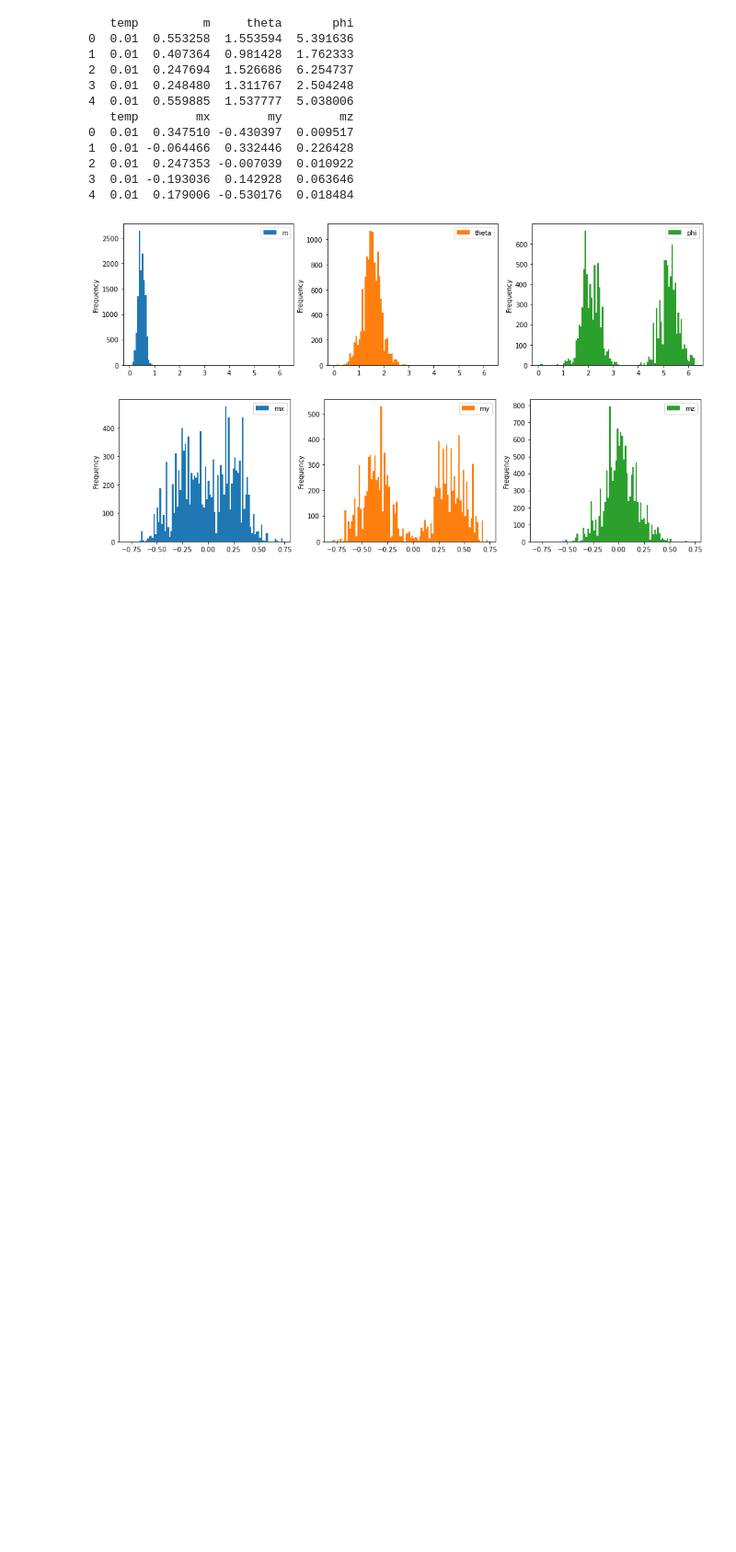
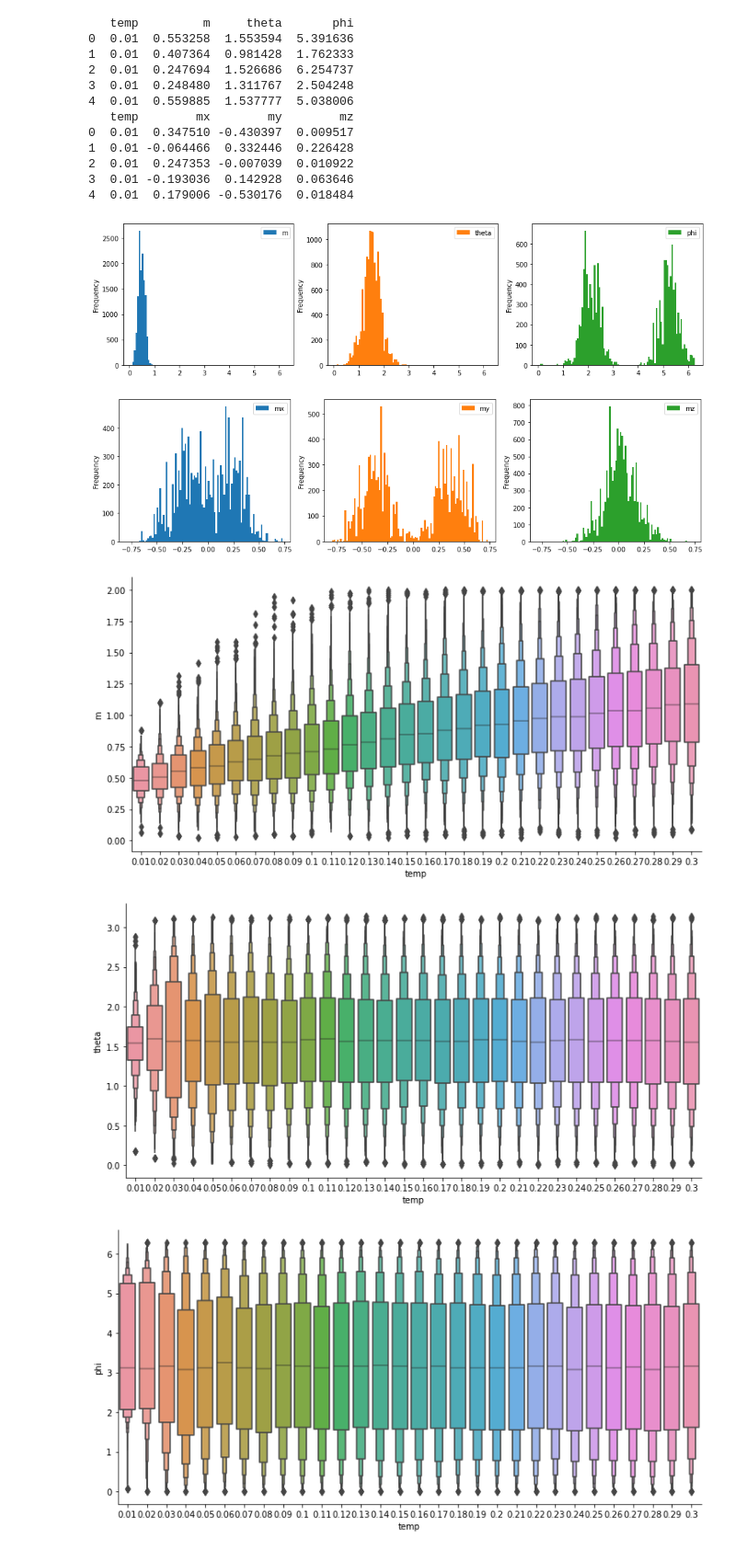
Before and after one commit to Shashi1a/tca_ptca, a Jupyter notebook: spinspincorr.ipynb, the cells around one changed output. Shown at 92% size. Saved outputs shown, nothing was run; the diff lists cells and outputs as text; code cells hidden in the pictures; blank space fills up the shorter version.

```diff
--- a/spinspincorr.ipynb
+++ b/spinspincorr.ipynb
@@ -180,3 +210,28 @@ plt.show()
 # %% [output]
 [figure]
 [figure]
+# %%
+df_m,df_comp = pd.DataFrame(),pd.DataFrame()
+loopobj = StructureFactor(8)
+loopobj.getFile()
+for j in loopobj.filedict.keys():
+    loopobj.loadData(j)
+    loopobj.calc_comp()
+    df_comp  = pd.concat([df_comp,loopobj.compdf])
+    df_m = pd.concat([df_m,loopobj.df])
+# %%
+def plotpx(data,col1,col2,col3,col4):
+    fig = px.scatter_3d(data,x=col1,y=col2,z=col3,color=col4,size=col4)
+    fig.show()
+
+def boxplot(data,col1,col2):
+    fig = sns.catplot(x=col1,y=col2,data=data,kind='boxen',height=5,aspect=2)
+    plt.show()
+# %%
+boxplot(df_m,'temp','m')
+boxplot(df_m,'temp','theta')
+boxplot(df_m,'temp','phi')
+# %% [output]
+[figure, added]
+[figure, added]
+[figure, added]
```
Also changed, not shown: parts of 4 cells of this notebook.
